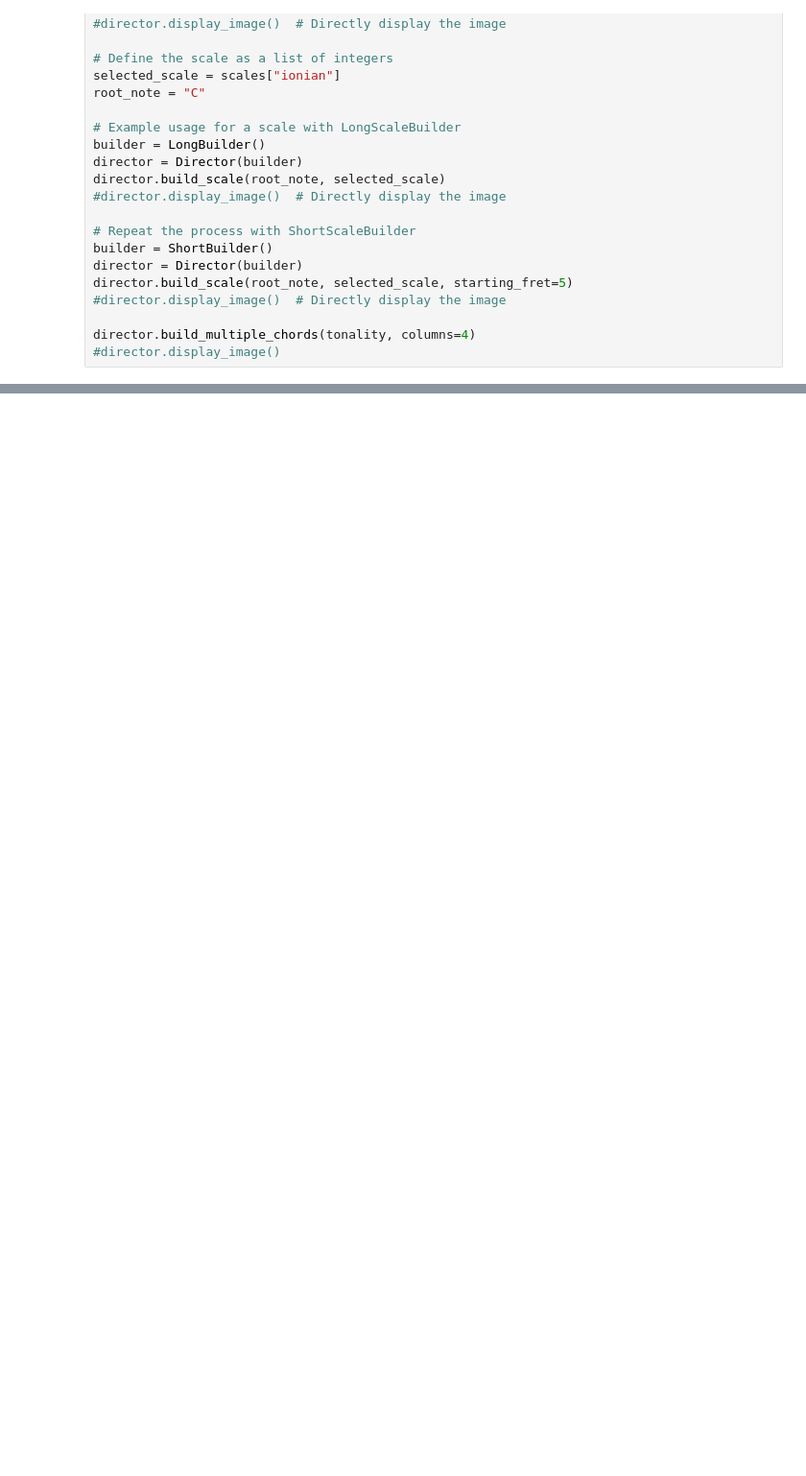
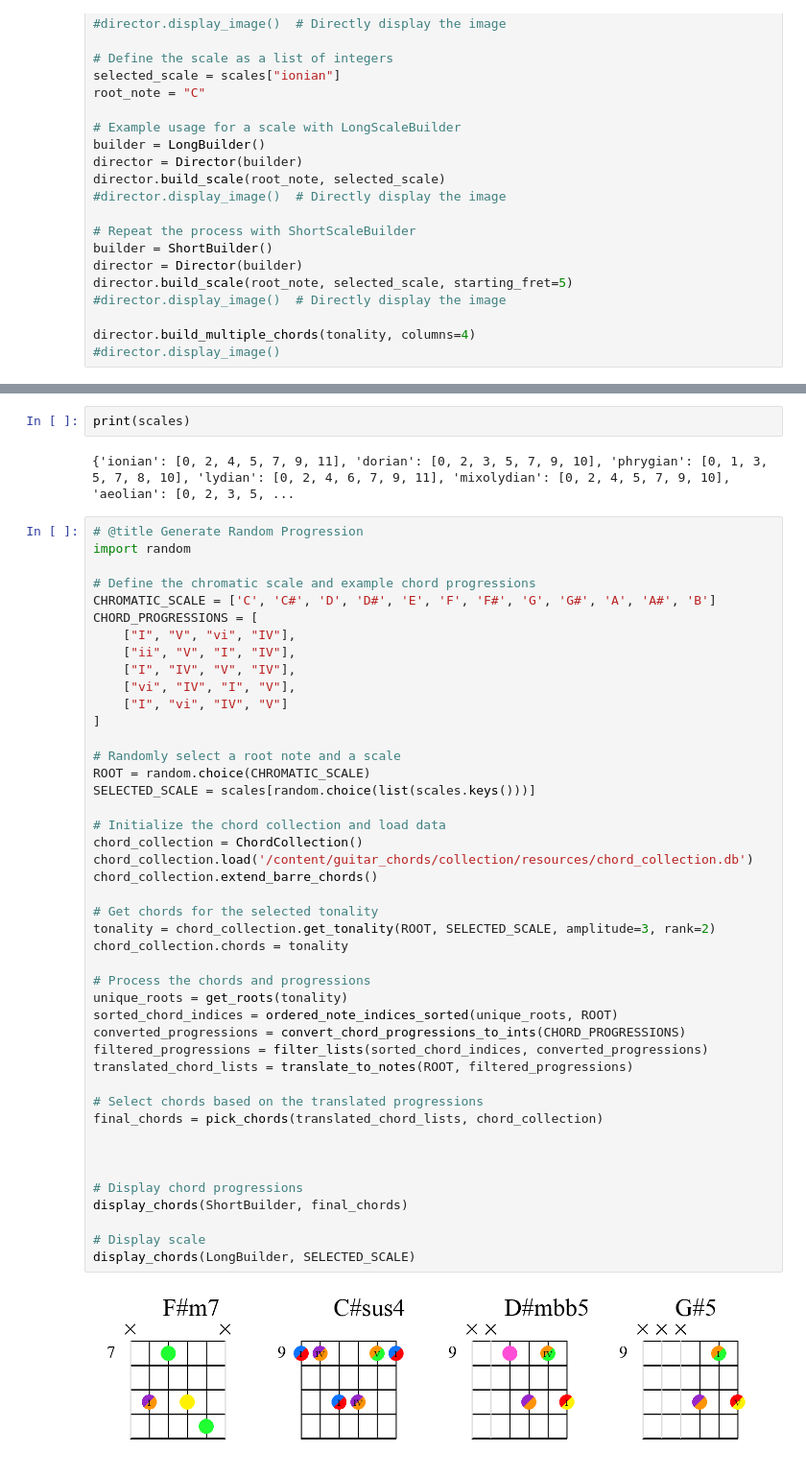
Before and after one commit to genarominetto/guitar_chords, a Jupyter notebook: main.ipynb, the cells around one changed output, grey strips where cells are left out. Shown at 96% size. Saved outputs shown, nothing was run; the diff lists cells and outputs as text; blank space fills up the shorter version.

```diff
--- a/main.ipynb
+++ b/main.ipynb
@@ -292,0 +249,50 @@ director.display_image()  # Directly display the image
+# %%
+print(scales)
+# %% [output]
+{'ionian': [0, 2, 4, 5, 7, 9, 11], 'dorian': [0, 2, 3, 5, 7, 9, 10], 'phrygian': [0, 1, 3, 5, 7, 8, 10], 'lydian': [0, 2, 4, 6, 7, 9, 11], 'mixolydian': [0, 2, 4, 5, 7, 9, 10], 'aeolian': [0, 2, 3, 5, ...
+# %%
+# @title Generate Random Progression
+import random
+
+# Define the chromatic scale and example chord progressions
+CHROMATIC_SCALE = ['C', 'C#', 'D', 'D#', 'E', 'F', 'F#', 'G', 'G#', 'A', 'A#', 'B']
+CHORD_PROGRESSIONS = [
+    ["I", "V", "vi", "IV"],
+    ["ii", "V", "I", "IV"],
+    ["I", "IV", "V", "IV"],
+    ["vi", "IV", "I", "V"],
+    ["I", "vi", "IV", "V"]
+]
+
+# Randomly select a root note and a scale
+ROOT = random.choice(CHROMATIC_SCALE)
+SELECTED_SCALE = scales[random.choice(list(scales.keys()))]
+
+# Initialize the chord collection and load data
+chord_collection = ChordCollection()
+chord_collection.load('/content/guitar_chords/collection/resources/chord_collection.db')
+chord_collection.extend_barre_chords()
+
+# Get chords for the selected tonality
+tonality = chord_collection.get_tonality(ROOT, SELECTED_SCALE, amplitude=3, rank=2)
+chord_collection.chords = tonality
+
+# Process the chords and progressions
+unique_roots = get_roots(tonality)
+sorted_chord_indices = ordered_note_indices_sorted(unique_roots, ROOT)
+converted_progressions = convert_chord_progressions_to_ints(CHORD_PROGRESSIONS)
+filtered_progressions = filter_lists(sorted_chord_indices, converted_progressions)
+translated_chord_lists = translate_to_notes(ROOT, filtered_progressions)
+
+# Select chords based on the translated progressions
+final_chords = pick_chords(translated_chord_lists, chord_collection)
+
+
+
+# Display chord progressions
+display_chords(ShortBuilder, final_chords)
+
+# Display scale
+display_chords(LongBuilder, SELECTED_SCALE)
+# %% [output]
+[figure, added]
```
Also changed, not shown: parts of 2 cells of this notebook.
